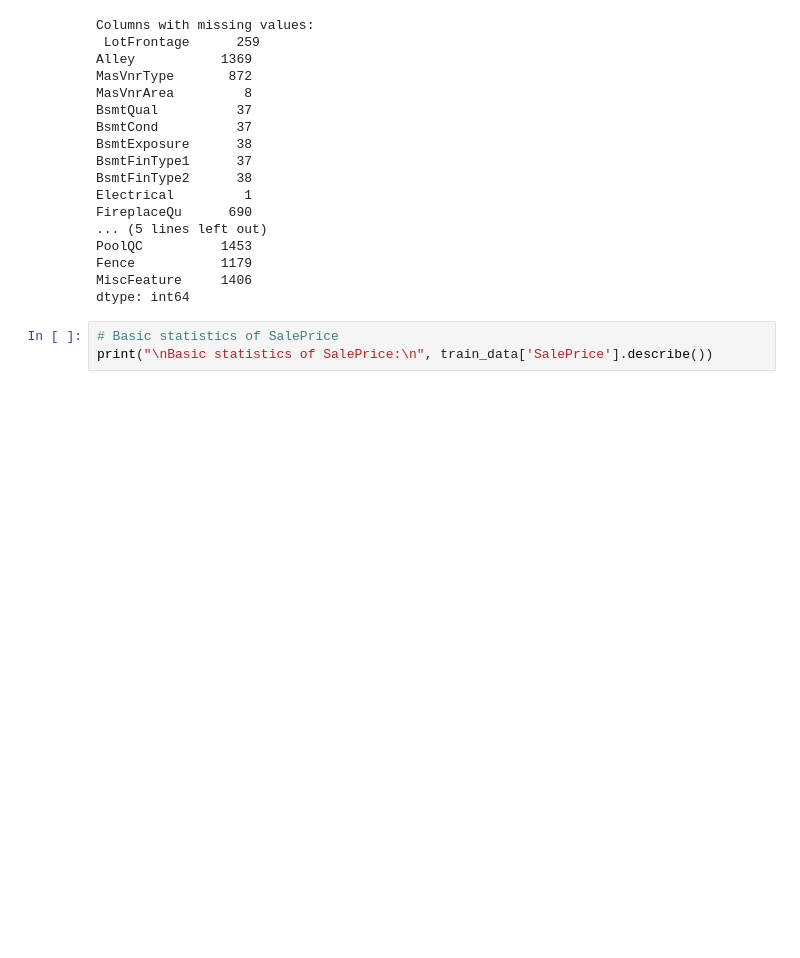
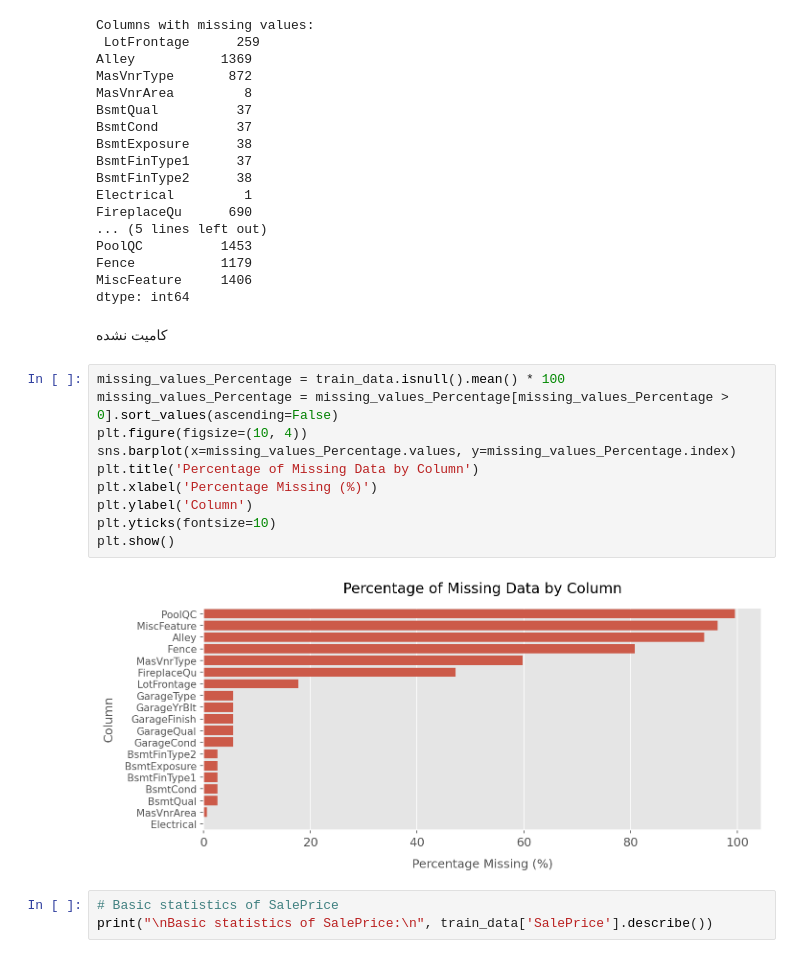
Before and after one commit to DataScientistHadi/House_Price_Prediction, a Jupyter notebook: notebooks/01_eda.ipynb, the cells around one changed output. Drawn from its saved outputs; the diff is of its cells as text; blank space fills up the shorter version.

```diff
--- a/notebooks/01_eda.ipynb
+++ b/notebooks/01_eda.ipynb
@@ -121,6 +121,20 @@ PoolQC          1453
 Fence           1179
 MiscFeature     1406
 dtype: int64
+# %% [markdown]
+کامیت نشده
+# %%
+missing_values_Percentage = train_data.isnull().mean() * 100
+missing_values_Percentage = missing_values_Percentage[missing_values_Percentage > 0].sort_values(ascending=False)
+plt.figure(figsize=(10, 4))
+sns.barplot(x=missing_values_Percentage.values, y=missing_values_Percentage.index)
+plt.title('Percentage of Missing Data by Column')
+plt.xlabel('Percentage Missing (%)')
+plt.ylabel('Column')
+plt.yticks(fontsize=10)
+plt.show()
+# %% [output]
+[figure, added]
 # %%
 # Basic statistics of SalePrice
 print("\nBasic statistics of SalePrice:\n", train_data['SalePrice'].describe())
```
Also changed, not shown: parts of 7 cells of this notebook.
